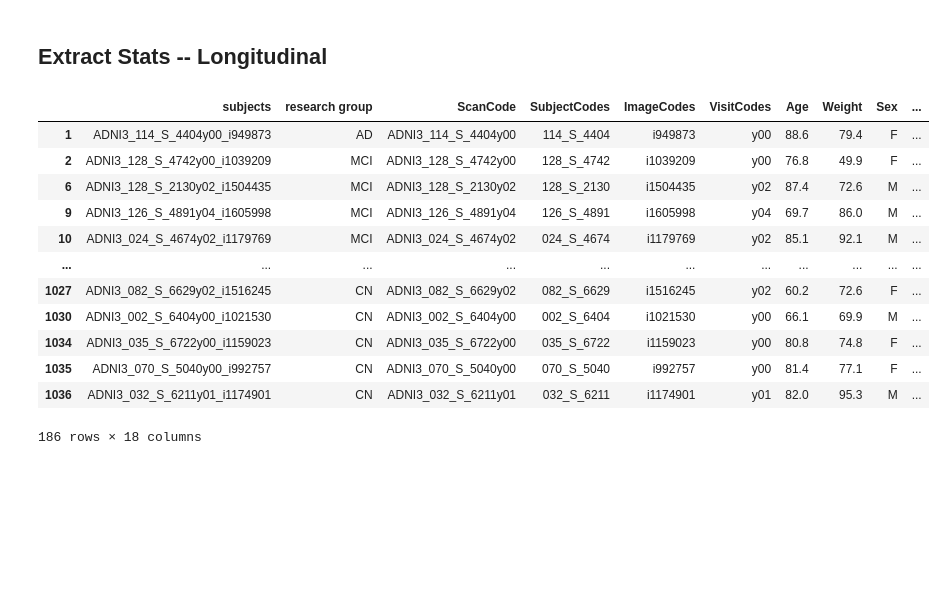
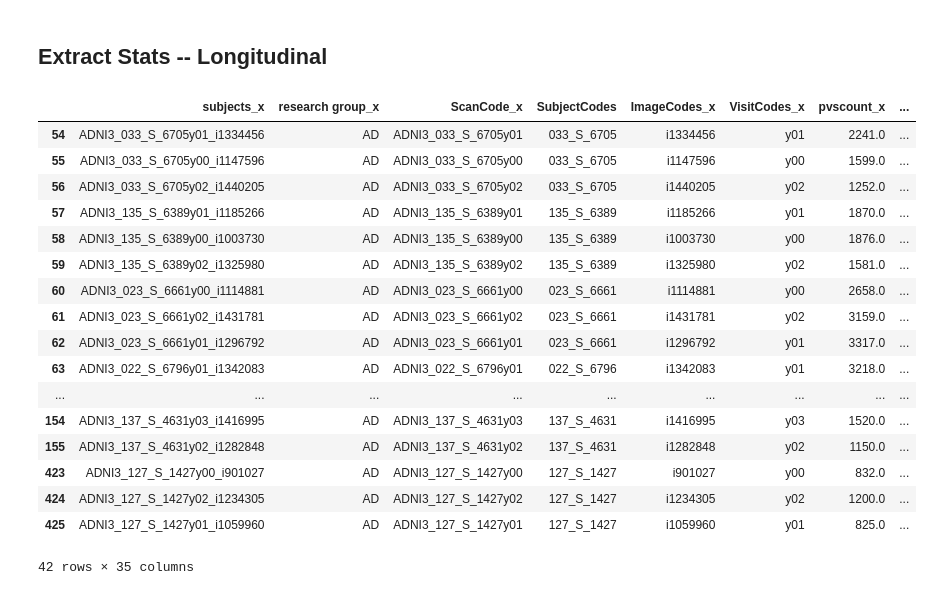
Before and after one commit to cind/pijp-frangi, a Jupyter notebook: pijp_frangi/stat_analysis.ipynb, the cells around one changed output. Cells and saved outputs as stored; diff of their text form; code cells hidden in the pictures; blank space fills up the shorter version.

```diff
--- a/pijp_frangi/stat_analysis.ipynb
+++ b/pijp_frangi/stat_analysis.ipynb
@@ -568,32 +567,50 @@ regression coefficients: [ 8.77352501e-04  4.63401858e-05 -6.52196471e-05  3.954
 # %%
 # # step 1: how many time points do we want?
 # # how many time points do each participant have?
 
 report_clean.groupby('SubjectCodes').count().groupby('subjects').count() # 454 w 1tp, 257 w 2tp, 186 w 3tp
 #report_clean.groupby('SubjectCodes').count()
-counts = report_clean.groupby('SubjectCodes').count()
+counts = report_clean.groupby('SubjectCodes').count().reset_index()
 counts
-yr3_group = report_clean.iloc[np.where(counts['subjects'] == 3)]
+# yr3_group = report_clean.iloc[np.where(counts['subjects'] == 3)]
+# yr3_group
+yr3_subj = counts.iloc[np.where(counts['subjects'] == 3)]
+yr3_subj
+#report_clean.iloc[np.where(report_clean['SubjectCodes'] == yr3_subj['SubjectCodes'])]
+#report_clean
+# report_clean.iloc[np.where(report_clean['SubjectCodes'] == '002_S_4213')]
+report_cleantemp = copy.deepcopy(report_clean)
+lg3_report = report_cleantemp.merge(yr3_subj,how='inner',on='SubjectCodes')
+lg3_report
+#report_clean
+rggroupyr3 = lg3_report.groupby(['research group_x'])
 
-#yr3_group
-#rggroupyr3 = yr3_group.groupby(['research group'])
+ad_lg = rggroupyr3.get_group('AD')
+mci_lg = rggroupyr3.get_group('MCI')
+cn_lg = rggroupyr3.get_group('CN')
 
-# ad_lg = rggroupyr3.get_group('AD')
-# mci_lg = rggroupyr3.get_group('MCI')
-# cn_lg = rggroupyr3.get_group('CN')
+# cn_lg012 = cn_lg.iloc[np.where((cn_lg['VisitCodes_x'] == 'y00') | (cn_lg['VisitCodes_x'] == 'y01') | (cn_lg['VisitCodes_x'] == 'y02'))]
+# mci_lg012 = mci_lg.iloc[np.where((mci_lg['VisitCodes_x'] == 'y00') | (mci_lg['VisitCodes_x'] == 'y01') | (mci_lg['VisitCodes_x'] == 'y02'))]
+# ad_lg012 = ad_lg.iloc[np.where((ad_lg['VisitCodes_x'] == 'y00') | (ad_lg['VisitCodes_x'] == 'y01') | (ad_lg['VisitCodes_x'] == 'y02'))]
 
-# ad_lg
+
+(ad_lg)
 # %% [output]
-|  | subjects | research group | ScanCode | SubjectCodes | ImageCodes | VisitCodes | Age | Weight | Sex | ... |
-| 1 | ADNI3_114_S_4404y00_i949873 | AD | ADNI3_114_S_4404y00 | 114_S_4404 | i949873 | y00 | 88.6 | 79.4 | F | ... |
-| 2 | ADNI3_128_S_4742y00_i1039209 | MCI | ADNI3_128_S_4742y00 | 128_S_4742 | i1039209 | y00 | 76.8 | 49.9 | F | ... |
-| 6 | ADNI3_128_S_2130y02_i1504435 | MCI | ADNI3_128_S_2130y02 | 128_S_2130 | i1504435 | y02 | 87.4 | 72.6 | M | ... |
-| 9 | ADNI3_126_S_4891y04_i1605998 | MCI | ADNI3_126_S_4891y04 | 126_S_4891 | i1605998 | y04 | 69.7 | 86.0 | M | ... |
-| 10 | ADNI3_024_S_4674y02_i1179769 | MCI | ADNI3_024_S_4674y02 | 024_S_4674 | i1179769 | y02 | 85.1 | 92.1 | M | ... |
-| ... | ... | ... | ... | ... | ... | ... | ... | ... | ... | ... |
-| 1027 | ADNI3_082_S_6629y02_i1516245 | CN | ADNI3_082_S_6629y02 | 082_S_6629 | i1516245 | y02 | 60.2 | 72.6 | F | ... |
-| 1030 | ADNI3_002_S_6404y00_i1021530 | CN | ADNI3_002_S_6404y00 | 002_S_6404 | i1021530 | y00 | 66.1 | 69.9 | M | ... |
-| 1034 | ADNI3_035_S_6722y00_i1159023 | CN | ADNI3_035_S_6722y00 | 035_S_6722 | i1159023 | y00 | 80.8 | 74.8 | F | ... |
-| 1035 | ADNI3_070_S_5040y00_i992757 | CN | ADNI3_070_S_5040y00 | 070_S_5040 | i992757 | y00 | 81.4 | 77.1 | F | ... |
-| 1036 | ADNI3_032_S_6211y01_i1174901 | CN | ADNI3_032_S_6211y01 | 032_S_6211 | i1174901 | y01 | 82.0 | 95.3 | M | ... |
+|  | subjects_x | research group_x | ScanCode_x | SubjectCodes | ImageCodes_x | VisitCodes_x | pvscount_x | ... |
+| 54 | ADNI3_033_S_6705y01_i1334456 | AD | ADNI3_033_S_6705y01 | 033_S_6705 | i1334456 | y01 | 2241.0 | ... |
+| 55 | ADNI3_033_S_6705y00_i1147596 | AD | ADNI3_033_S_6705y00 | 033_S_6705 | i1147596 | y00 | 1599.0 | ... |
+| 56 | ADNI3_033_S_6705y02_i1440205 | AD | ADNI3_033_S_6705y02 | 033_S_6705 | i1440205 | y02 | 1252.0 | ... |
+| 57 | ADNI3_135_S_6389y01_i1185266 | AD | ADNI3_135_S_6389y01 | 135_S_6389 | i1185266 | y01 | 1870.0 | ... |
+| 58 | ADNI3_135_S_6389y00_i1003730 | AD | ADNI3_135_S_6389y00 | 135_S_6389 | i1003730 | y00 | 1876.0 | ... |
+| 59 | ADNI3_135_S_6389y02_i1325980 | AD | ADNI3_135_S_6389y02 | 135_S_6389 | i1325980 | y02 | 1581.0 | ... |
+| 60 | ADNI3_023_S_6661y00_i1114881 | AD | ADNI3_023_S_6661y00 | 023_S_6661 | i1114881 | y00 | 2658.0 | ... |
+| 61 | ADNI3_023_S_6661y02_i1431781 | AD | ADNI3_023_S_6661y02 | 023_S_6661 | i1431781 | y02 | 3159.0 | ... |
+| 62 | ADNI3_023_S_6661y01_i1296792 | AD | ADNI3_023_S_6661y01 | 023_S_6661 | i1296792 | y01 | 3317.0 | ... |
+| 63 | ADNI3_022_S_6796y01_i1342083 | AD | ADNI3_022_S_6796y01 | 022_S_6796 | i1342083 | y01 | 3218.0 | ... |
+| ... | ... | ... | ... | ... | ... | ... | ... | ... |
+| 154 | ADNI3_137_S_4631y03_i1416995 | AD | ADNI3_137_S_4631y03 | 137_S_4631 | i1416995 | y03 | 1520.0 | ... |
+| 155 | ADNI3_137_S_4631y02_i1282848 | AD | ADNI3_137_S_4631y02 | 137_S_4631 | i1282848 | y02 | 1150.0 | ... |
+| 423 | ADNI3_127_S_1427y00_i901027 | AD | ADNI3_127_S_1427y00 | 127_S_1427 | i901027 | y00 | 832.0 | ... |
+| 424 | ADNI3_127_S_1427y02_i1234305 | AD | ADNI3_127_S_1427y02 | 127_S_1427 | i1234305 | y02 | 1200.0 | ... |
+| 425 | ADNI3_127_S_1427y01_i1059960 | AD | ADNI3_127_S_1427y01 | 127_S_1427 | i1059960 | y01 | 825.0 | ... |
-186 rows × 18 columns
+42 rows × 35 columns
```
Also changed, not shown: parts of 13 cells of this notebook, 1 other file.
